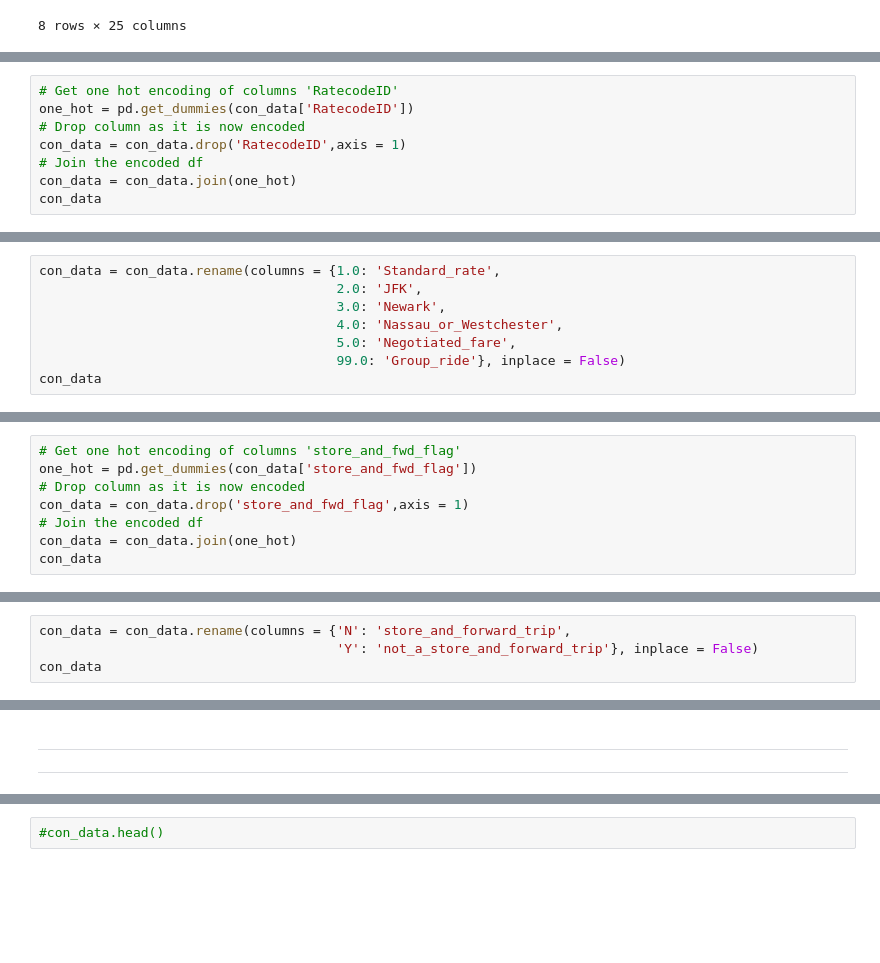
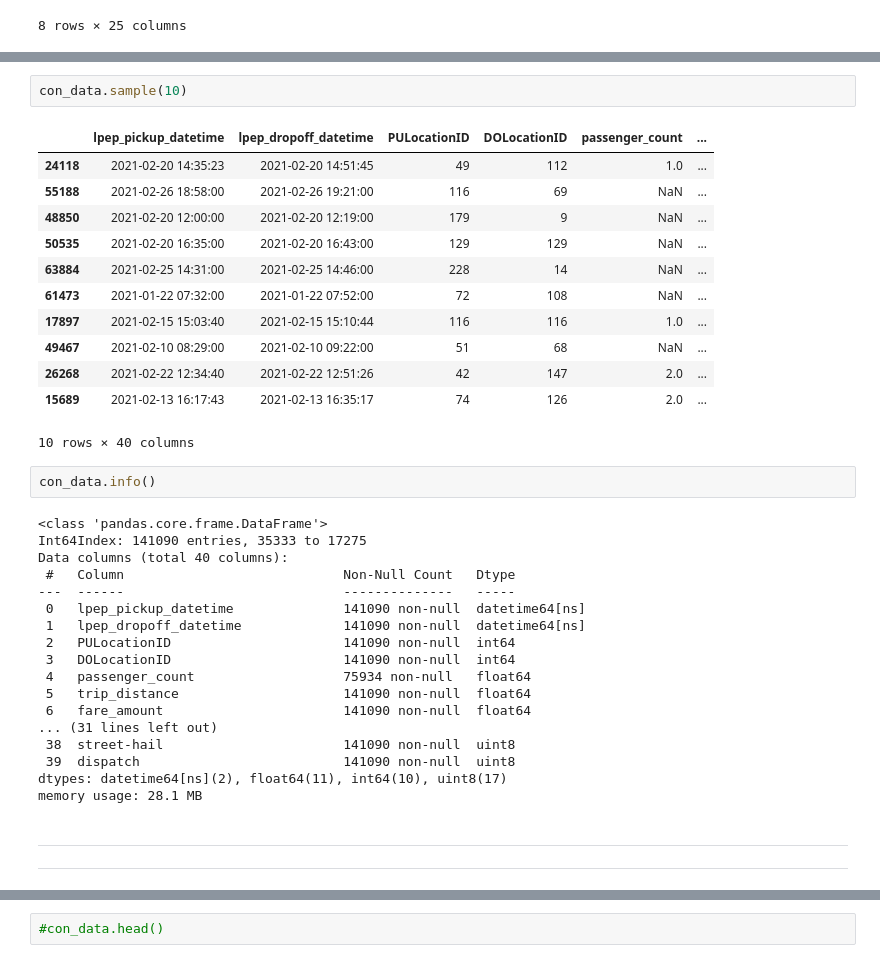
Before and after one commit to REHAB199/Linear-Regression-For-TLC-Trip-Record-Data, a Jupyter notebook: Code/Regression project.ipynb, the cells around one changed output, grey strips where cells are left out. Cells and saved outputs as stored; diff of their text form; blank space fills up the shorter version.

```diff
--- a/Code/Regression project.ipynb
+++ b/Code/Regression project.ipynb
@@ -264,8 +323,0 @@ con_data['RatecodeID'].nunique()
-# %%
-# Get one hot encoding of columns 'RatecodeID'
-one_hot = pd.get_dummies(con_data['RatecodeID'])
-# Drop column as it is now encoded
-con_data = con_data.drop('RatecodeID',axis = 1)
-# Join the encoded df
-con_data = con_data.join(one_hot)
-con_data
@@ -286,8 +323,0 @@ con_data
-# %%
-con_data = con_data.rename(columns = {1.0: 'Standard_rate',
-                                      2.0: 'JFK',
-                                      3.0: 'Newark',
-                                      4.0: 'Nassau_or_Westchester',
-                                      5.0: 'Negotiated_fare',
-                                      99.0: 'Group_ride'}, inplace = False)
-con_data
@@ -315,8 +323,0 @@ con_data['store_and_fwd_flag'].nunique()
-# %%
-# Get one hot encoding of columns 'store_and_fwd_flag'
-one_hot = pd.get_dummies(con_data['store_and_fwd_flag'])
-# Drop column as it is now encoded
-con_data = con_data.drop('store_and_fwd_flag',axis = 1)
-# Join the encoded df
-con_data = con_data.join(one_hot)
-con_data
@@ -337,4 +323,0 @@ con_data
-# %%
-con_data = con_data.rename(columns = {'N': 'store_and_forward_trip',
-                                      'Y': 'not_a_store_and_forward_trip'}, inplace = False)
-con_data
@@ -397,3 +324,38 @@ pd.get_dummies(con_data['trip_type']).sample(10)
-# %% [markdown]
----
----
+# %%
+con_data.sample(10)
+# %% [output]
+|  | lpep_pickup_datetime | lpep_dropoff_datetime | PULocationID | DOLocationID | passenger_count | ... |
+| 24118 | 2021-02-20 14:35:23 | 2021-02-20 14:51:45 | 49 | 112 | 1.0 | ... |
+| 55188 | 2021-02-26 18:58:00 | 2021-02-26 19:21:00 | 116 | 69 | NaN | ... |
+| 48850 | 2021-02-20 12:00:00 | 2021-02-20 12:19:00 | 179 | 9 | NaN | ... |
+| 50535 | 2021-02-20 16:35:00 | 2021-02-20 16:43:00 | 129 | 129 | NaN | ... |
+| 63884 | 2021-02-25 14:31:00 | 2021-02-25 14:46:00 | 228 | 14 | NaN | ... |
+| 61473 | 2021-01-22 07:32:00 | 2021-01-22 07:52:00 | 72 | 108 | NaN | ... |
+| 17897 | 2021-02-15 15:03:40 | 2021-02-15 15:10:44 | 116 | 116 | 1.0 | ... |
+| 49467 | 2021-02-10 08:29:00 | 2021-02-10 09:22:00 | 51 | 68 | NaN | ... |
+| 26268 | 2021-02-22 12:34:40 | 2021-02-22 12:51:26 | 42 | 147 | 2.0 | ... |
+| 15689 | 2021-02-13 16:17:43 | 2021-02-13 16:35:17 | 74 | 126 | 2.0 | ... |
+10 rows × 40 columns
+# %%
+con_data.info()
+# %% [output]
+<class 'pandas.core.frame.DataFrame'>
+Int64Index: 141090 entries, 35333 to 17275
+Data columns (total 40 columns):
+ #   Column                            Non-Null Count   Dtype
+---  ------                            --------------   -----
+ 0   lpep_pickup_datetime              141090 non-null  datetime64[ns]
+ 1   lpep_dropoff_datetime             141090 non-null  datetime64[ns]
+ 2   PULocationID                      141090 non-null  int64
+ 3   DOLocationID                      141090 non-null  int64
+ 4   passenger_count                   75934 non-null   float64
+ 5   trip_distance                     141090 non-null  float64
+ 6   fare_amount                       141090 non-null  float64
+... (31 lines left out)
+ 38  street-hail                       141090 non-null  uint8
+ 39  dispatch                          141090 non-null  uint8
+dtypes: datetime64[ns](2), float64(11), int64(10), uint8(17)
+memory usage: 28.1 MB
+# %% [markdown]
+---
+---
```
Also changed, not shown: parts of 44 cells of this notebook.
